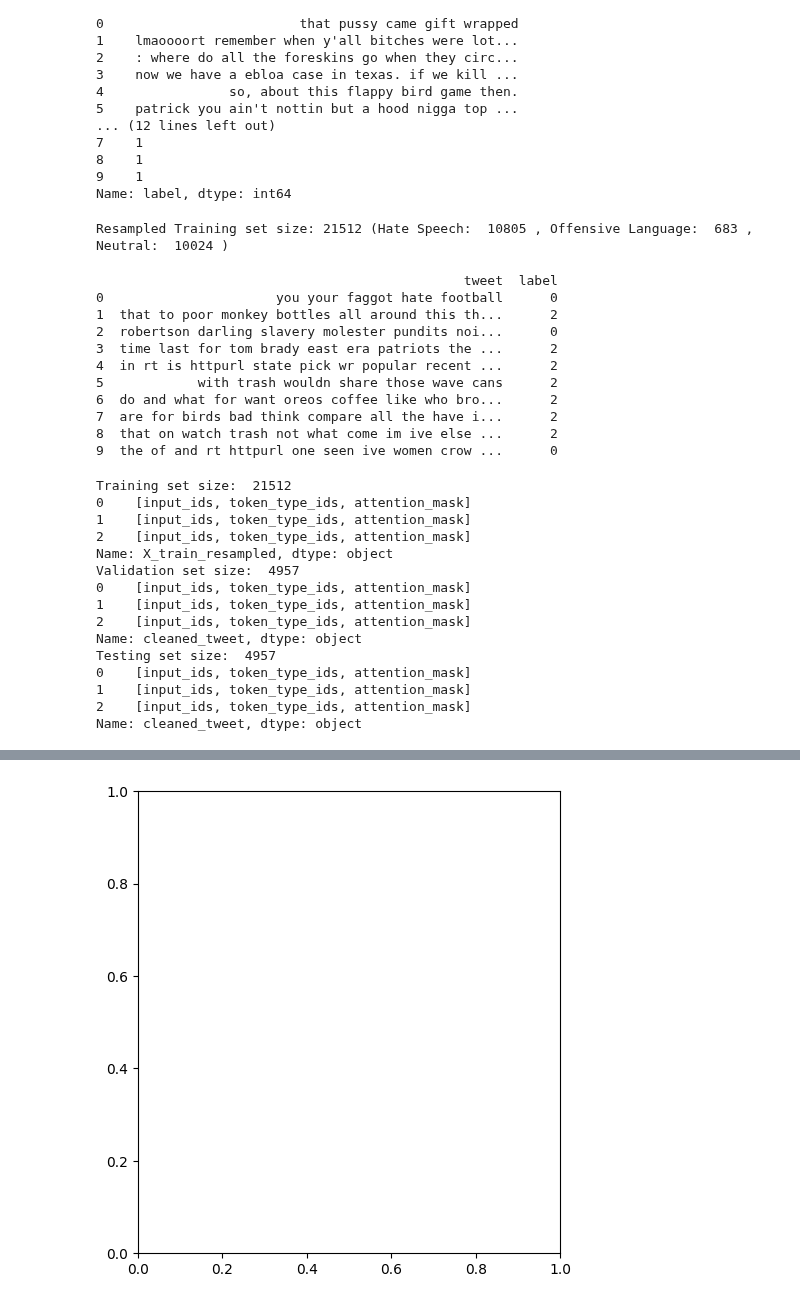
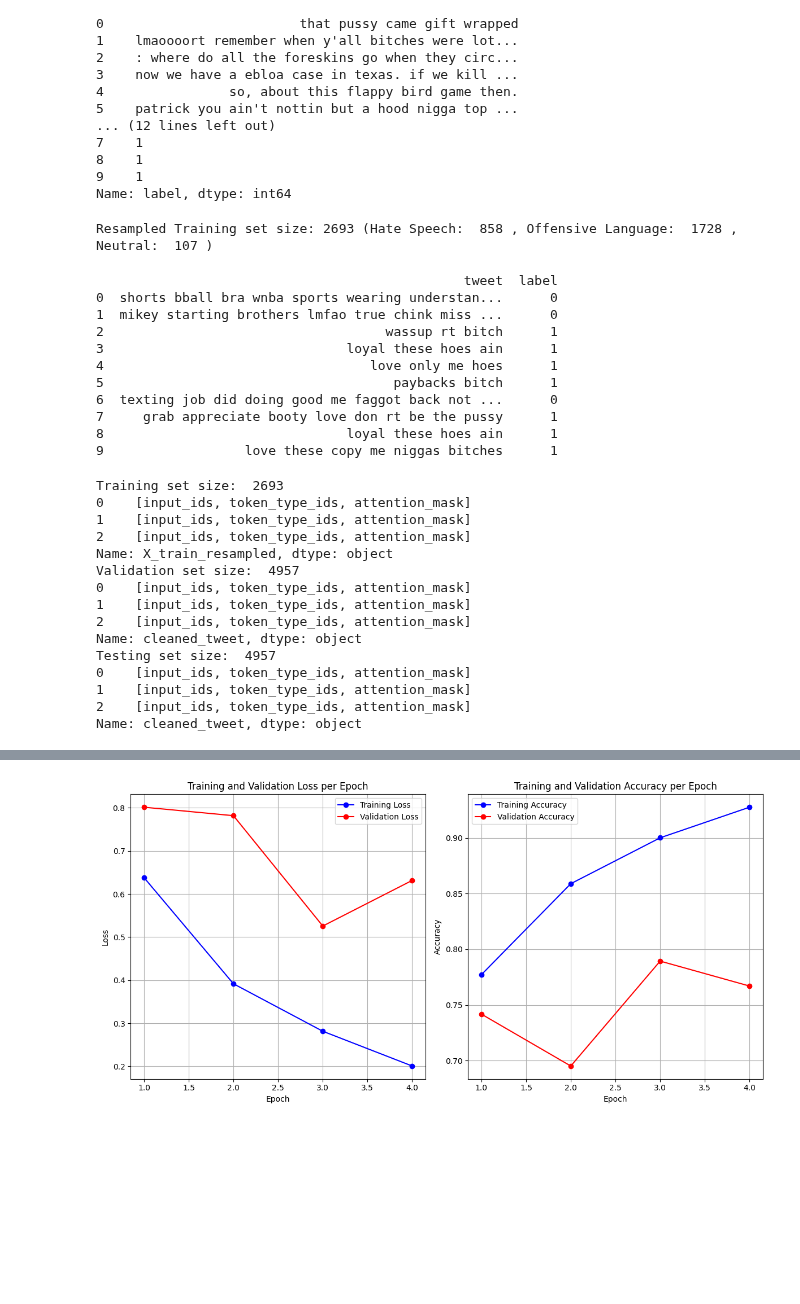
Before and after one commit to wh476/ML4Health, a Jupyter notebook: BERTweet_multiclass.ipynb, the cells around one changed output, grey strips where cells are left out. Drawn from its saved outputs; the diff is of its cells as text; code cells hidden in the pictures; blank space fills up the shorter version.

Commit message:
BERTweet multiclass_v3

```diff
--- a/BERTweet_multiclass.ipynb
+++ b/BERTweet_multiclass.ipynb
@@ -130,6 +130,7 @@ Name: label, dtype: int64
 from sklearn.feature_extraction.text import TfidfVectorizer
 from imblearn.combine import SMOTEENN
 from imblearn.over_sampling import SMOTE
+from imblearn.under_sampling import EditedNearestNeighbours
 
 # Initialize TF-IDF vectorizer
 tfidf_vectorizer = TfidfVectorizer(max_features=10000)
@@ -137,30 +138,25 @@ tfidf_vectorizer = TfidfVectorizer(max_features=10000)
 # Fit TF-IDF vectorizer on the training data
 X_train_tfidf = tfidf_vectorizer.fit_transform(X_train)
 
-# # Define the desired number of samples for each class
-# sampling_strategy = {
-#     0: 12000,  # Desired number of samples for class 0 (Hate Speech)
-#     1: 12000,  # Desired number of samples for class 1 (Offensive Language)
-#     2: 12000   # Desired number of samples for class 2 (Neutral)
-# }
+# Apply ENN to balance the dataset
+enn = EditedNearestNeighbours(kind_sel='mode', n_neighbors=5)
+X_train_enn, y_train_resampled = enn.fit_resample(X_train_tfidf, y_train)
 
-# # Initialize SMOTEENN with specified parameters
-# smote_enn = SMOTEENN(sampling_strategy=sampling_strategy, smote=SMOTE(sampling_strategy='auto', k_neighbors=5), random_state=42, n_jobs=-1)
-
-# # Apply SMOTEENN to balance the dataset
+# Apply SMOTEENN to balance the dataset
+# smote_enn = SMOTEENN(random_state=42,
+#                      n_jobs=-1,
+#                      sampling_strategy='auto',
+#                      smote=SMOTE(sampling_strategy='auto', k_neighbors=5),
+#                      enn=EditedNearestNeighbours(kind_sel='mode', n_neighbors=3))
 # X_train_smote_enn, y_train_resampled = smote_enn.fit_resample(X_train_tfidf, y_train)
 
-# # Apply SMOTEENN to balance the dataset
-smote_enn = SMOTEENN(random_state=42, n_jobs=-1, sampling_strategy='auto', smote=SMOTE(sampling_strategy='auto', k_neighbors=5))
-X_train_smote_enn, y_train_resampled = smote_enn.fit_resample(X_train_tfidf, y_train)
-
 # Print the sizes of resampled training set
-print("Resampled Training set size:", X_train_smote_enn.shape[0], "(Hate Speech: ", sum(y_train_resampled == 0), ", Offensive Language: ", sum(y_train_resampled == 1), ", Neutral: ", sum(y_train_resampled == 2), ")")
+print("Resampled Training set size:", X_train_enn.shape[0], "(Hate Speech: ", sum(y_train_resampled == 0), ", Offensive Language: ", sum(y_train_resampled == 1), ", Neutral: ", sum(y_train_resampled == 2), ")")
 # %% [output]
-Resampled Training set size: 21512 (Hate Speech:  10805 , Offensive Language:  683 , Neutral:  10024 )
+Resampled Training set size: 2693 (Hate Speech:  858 , Offensive Language:  1728 , Neutral:  107 )
 # %%
 # Convert TF-IDF transformed data back to text
-X_train_resampled_text = tfidf_vectorizer.inverse_transform(X_train_smote_enn)
+X_train_resampled_text = tfidf_vectorizer.inverse_transform(X_train_enn)
 
 # Concatenate the tokens to form sentences
 X_train_resampled_text = [' '.join(tokens) for tokens in X_train_resampled_text]
@@ -175,16 +171,16 @@ tokenized_resampled_train = tokenized_resampled_train.sample(frac=1).reset_index
 print(tokenized_resampled_train.head(10))
 # %% [output]
                                                tweet  label
-0                      you your faggot hate football      0
-1  that to poor monkey bottles all around this th...      2
-2  robertson darling slavery molester pundits noi...      0
-3  time last for tom brady east era patriots the ...      2
-4  in rt is httpurl state pick wr popular recent ...      2
-5            with trash wouldn share those wave cans      2
-6  do and what for want oreos coffee like who bro...      2
-7  are for birds bad think compare all the have i...      2
-8  that on watch trash not what come im ive else ...      2
-9  the of and rt httpurl one seen ive women crow ...      0
+0  shorts bball bra wnba sports wearing understan...      0
+1  mikey starting brothers lmfao true chink miss ...      0
+2                                    wassup rt bitch      1
+3                               loyal these hoes ain      1
+4                                  love only me hoes      1
+5                                     paybacks bitch      1
+6  texting job did doing good me faggot back not ...      0
+7     grab appreciate booty love don rt be the pussy      1
+8                               loyal these hoes ain      1
+9                  love these copy me niggas bitches      1
 # %%
 def tokenize_data(text):
     return tokenizer(
@@ -206,7 +202,7 @@ tokenized_test = X_test.apply(tokenize_data)
 print("Testing set size: ", len(tokenized_test))
 print(tokenized_test.head(3))
 # %% [output]
-Training set size:  21512
+Training set size:  2693
 0    [input_ids, token_type_ids, attention_mask]
 1    [input_ids, token_type_ids, attention_mask]
 2    [input_ids, token_type_ids, attention_mask]
@@ -228,7 +224,7 @@ attention_masks_train = torch.cat([tokenized_train[i]['attention_mask'] for i in
 labels_train = torch.tensor(y_train_resampled.values)
 
 dataset_train = TensorDataset(input_ids_train, attention_masks_train, labels_train)
-dataloader_train = DataLoader(dataset_train, batch_size=128, shuffle=True)
+dataloader_train = DataLoader(dataset_train, batch_size=16, shuffle=True)
 
 # Create DataLoader for validation set
 input_ids_val = torch.cat([tokenized_val[i]['input_ids'] for i in range(len(tokenized_val))], dim=0)
@@ -236,7 +232,7 @@ attention_masks_val = torch.cat([tokenized_val[i]['attention_mask'] for i in ran
 labels_val = torch.tensor(y_val.values)
 
 dataset_val = TensorDataset(input_ids_val, attention_masks_val, labels_val)
-dataloader_val = DataLoader(dataset_val, batch_size=32, shuffle=False)
+dataloader_val = DataLoader(dataset_val, batch_size=16, shuffle=False)
 
 # Create DataLoader for testing set
 input_ids_test = torch.cat([tokenized_test[i]['input_ids'] for i in range(len(tokenized_test))], dim=0)
@@ -245,10 +241,10 @@ labels_test = torch.tensor(y_test.values)
 
 # Create DataLoader for testing set
 dataset_test = TensorDataset(input_ids_test, attention_masks_test, labels_test)
-dataloader_test = DataLoader(dataset_test, batch_size=32, shuffle=False)
+dataloader_test = DataLoader(dataset_test, batch_size=16, shuffle=False)
 # %%
 # Set up optimizer and loss function
-optimizer = torch.optim.AdamW(model.parameters(), lr=5e-5)
+optimizer = torch.optim.AdamW(model.parameters(), lr=1e-5)
 # loss_fn = torch.nn.BCEWithLogitsLoss()
 
 # Set up training parameters
@@ -364,8 +360,8 @@ for epoch in range(num_epochs):
 # Save the trained model (This method is specific to the transformers library and is designed for saving transformer-based models.)
 # It saves the model in a format that includes the architecture, parameters, and additional information specific to the transformers library.
 # It provides a higher-level abstraction that is specific to transformer models and allows for easily loading the model using AutoModelForSequenceClassification.from_pretrained later.
-model.save_pretrained("./model/BERTweet model_multiclass_v2")
-tokenizer.save_pretrained("./model/BERTweet model_multiclass_v2")
+model.save_pretrained("./model/BERTweet model_multiclass_v3")
+tokenizer.save_pretrained("./model/BERTweet model_multiclass_v3")
 
 executed_epochs = len(loss_per_epoch['train'])
 
@@ -406,4 +403,4 @@ ValueError: x and y must have same first dimension, but have shapes (5,) and (3,
-[figure, old version]
+[figure, new version]
 # %%
 # trained model
 # lr = 5e-5
```
Also changed, not shown: parts of 2 cells of this notebook.
